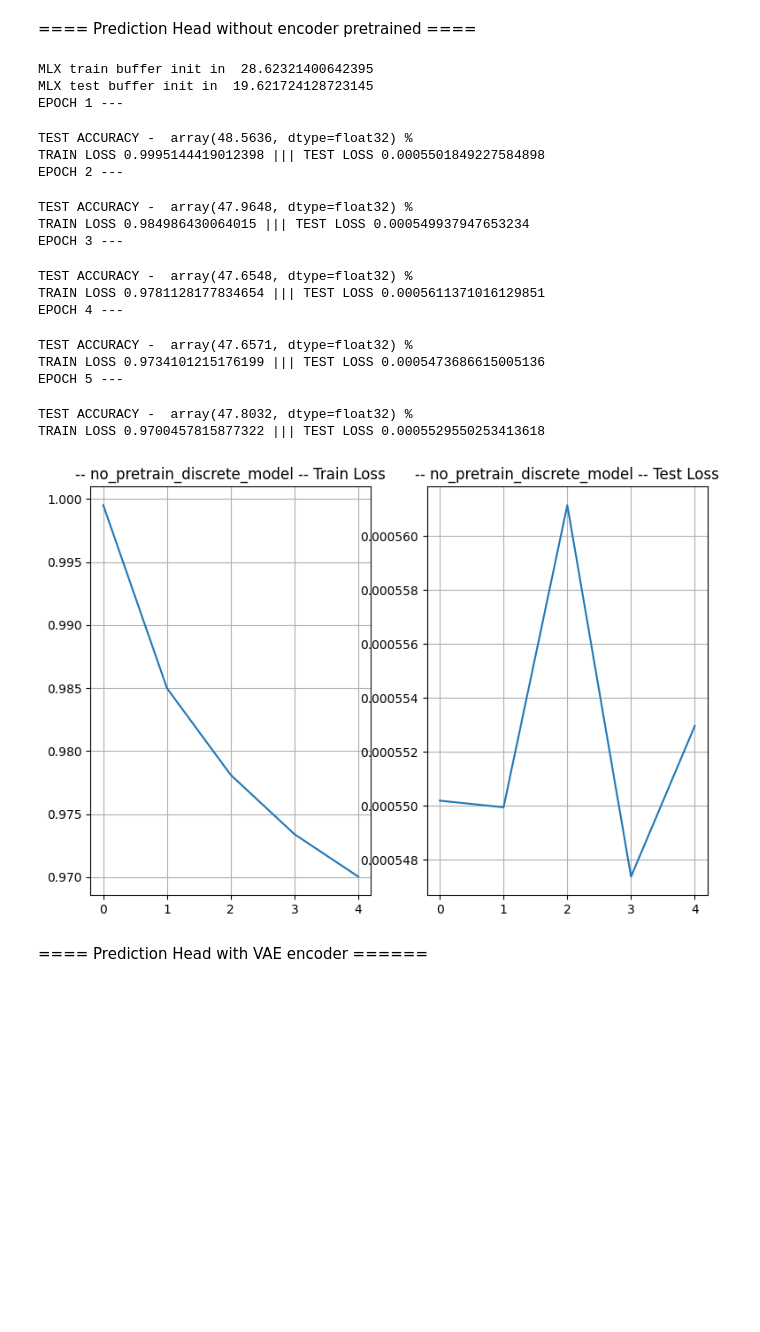
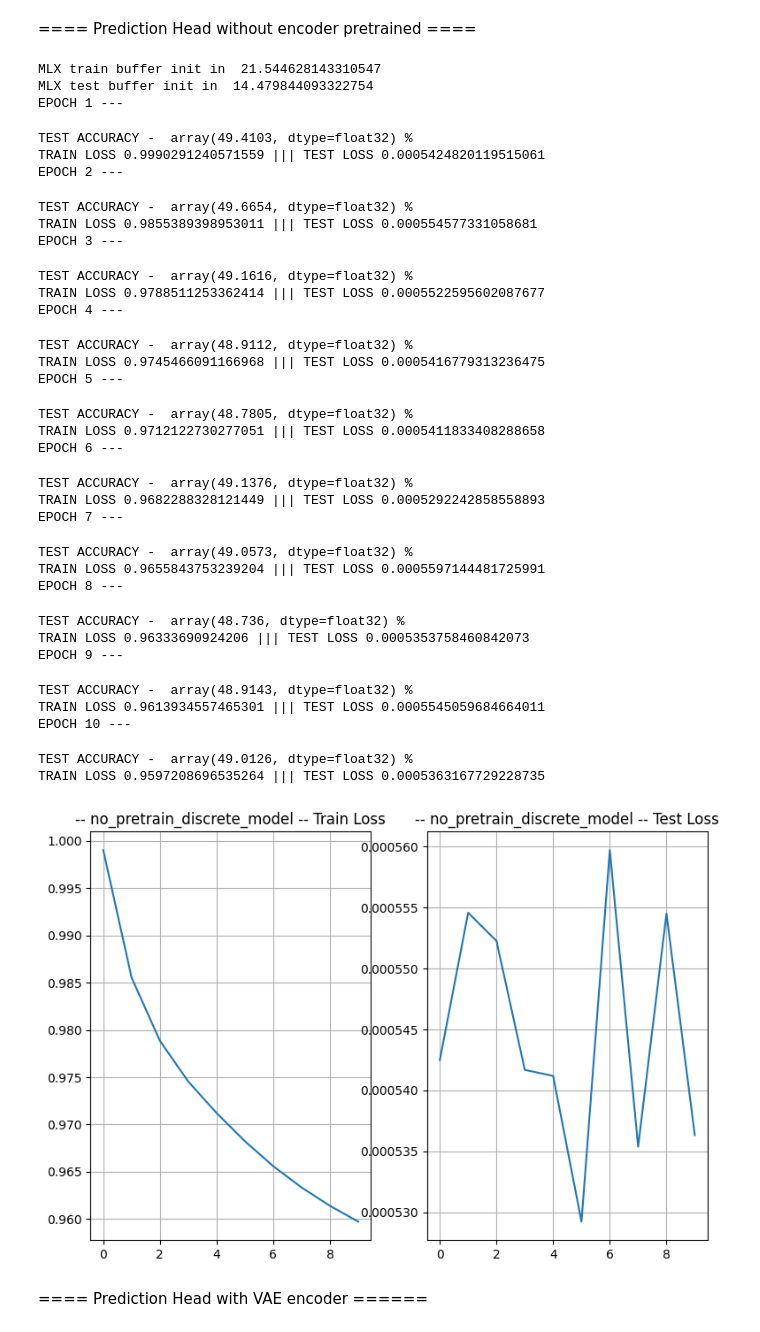
Before and after one commit to ArseneD10/clustering-euronext-trades, a Jupyter notebook: notebook.ipynb, the cells around one changed output. Saved outputs shown, nothing was run; the diff lists cells and outputs as text; code cells hidden in the pictures; blank space fills up the shorter version.

```diff
--- a/notebook.ipynb
+++ b/notebook.ipynb
@@ -4,11 +4,11 @@ import mlx.data as dx
 import mlx.core as mx
 
 from src.config import OptimizerConfig, EncoderConfig
-from src.processing import get_all_dataset, get_trades_tokenizer, get_volatility_seq, save_tokenizer, load_tokenizer, get_num_embedding, compute_df_feature, encode_df_feature
+from src.processing import get_all_dataset, get_trades_tokenizer, get_volatility_seq, save_tokenizer, load_tokenizer, get_num_embedding_tokenizer, compute_df_feature, encode_df_feature
 from copy import deepcopy
 
 CATEGORIAL_COLUMNS = ["TradeType", "MifidInstrumentID", "MmtMarketMechanism", "MmtTradingMode", "MmtAlgorithmicIndicator", "Venue"]
-CONTINUOUS_COLUMNS = ["delta_event_ts", "time_cos", "time_sin"]
+CONTINUOUS_COLUMNS = ["delta_event_ts", "time_cos", "time_sin", "norm_volume"]
 SEQUENCE_SIZE = 60
 VOLATILITY_SCALE = 1.
 SAVE_DIR = "weight"
@@ -30,9 +30,10 @@ dataset = compute_df_feature(dataset, norm_log_return_window=10, norm_volume_win
 encoder_config = EncoderConfig(num_continuous_col=len(CONTINUOUS_COLUMNS),
                               depth=ENCODER_DEPTH,
                               embedding_dim=EMBEDDING_DIM,
-                              num_embedding=get_num_embedding(dataset, CATEGORIAL_COLUMNS),
+                              num_embedding=get_num_embedding_tokenizer(tokenizer, CATEGORIAL_COLUMNS),
                               categorical_col=CATEGORIAL_COLUMNS)
 
+print("[TEST] ", get_num_embedding_tokenizer(tokenizer, CATEGORIAL_COLUMNS))
 dataset
 # %% [output]
 Found 6 files in directory
@@ -541,47 +522,62 @@ directional_config = DiscreteConfig(
     dropout_rate=0.2
 )
 
 directional_model = DiscreteHead(encoder_config=encoder_config, dir_config=directional_config)
 mx.eval(directional_model.parameters())
 directional_optim_config = OptimizerConfig(optimizer_name="adamw", lr=1e-4)
 
 discrete_vol_sequence = get_volatility_discretize_seq(data=dataset,
                                                       categorical_col=CATEGORIAL_COLUMNS,
                                                       continous_col=CONTINUOUS_COLUMNS,
                                                       sq_size= SEQUENCE_SIZE,
                                                       n_states=3,
                                                       fit_period=0.7)
 
 discrete_buffer = dx.buffer_from_vector(discrete_vol_sequence)
 
 directional_trainer= DiscretizedVolTrainer(model=directional_model,
                                            optim_config=directional_optim_config,
                                            buffer= discrete_buffer,
                                            n_states=3,
                                            train_size=0.7,
                                            batch_size=1024,
                                            categorical_columns=CATEGORIAL_COLUMNS
                                            )
-directional_trainer.epoch(n_epoch=5, save_dir=SAVE_DIR, model_name="no_pretrain_discrete_model", plot_chart=True)
+directional_trainer.epoch(n_epoch=10, save_dir=SAVE_DIR, model_name="no_pretrain_discrete_model", plot_chart=True)
 # %% [output]
-MLX train buffer init in  28.62321400642395
-MLX test buffer init in  19.621724128723145
+MLX train buffer init in  21.544628143310547
+MLX test buffer init in  14.479844093322754
 EPOCH 1 ---
-TEST ACCURACY -  array(48.5636, dtype=float32) %
-TRAIN LOSS 0.9995144419012398 ||| TEST LOSS 0.0005501849227584898
+TEST ACCURACY -  array(49.4103, dtype=float32) %
+TRAIN LOSS 0.9990291240571559 ||| TEST LOSS 0.0005424820119515061
 EPOCH 2 ---
-TEST ACCURACY -  array(47.9648, dtype=float32) %
-TRAIN LOSS 0.984986430064015 ||| TEST LOSS 0.000549937947653234
+TEST ACCURACY -  array(49.6654, dtype=float32) %
+TRAIN LOSS 0.9855389398953011 ||| TEST LOSS 0.000554577331058681
 EPOCH 3 ---
-TEST ACCURACY -  array(47.6548, dtype=float32) %
-TRAIN LOSS 0.9781128177834654 ||| TEST LOSS 0.0005611371016129851
+TEST ACCURACY -  array(49.1616, dtype=float32) %
+TRAIN LOSS 0.9788511253362414 ||| TEST LOSS 0.0005522595602087677
 EPOCH 4 ---
-TEST ACCURACY -  array(47.6571, dtype=float32) %
-TRAIN LOSS 0.9734101215176199 ||| TEST LOSS 0.0005473686615005136
+TEST ACCURACY -  array(48.9112, dtype=float32) %
+TRAIN LOSS 0.9745466091166968 ||| TEST LOSS 0.0005416779313236475
 EPOCH 5 ---
-TEST ACCURACY -  array(47.8032, dtype=float32) %
-TRAIN LOSS 0.9700457815877322 ||| TEST LOSS 0.0005529550253413618
+TEST ACCURACY -  array(48.7805, dtype=float32) %
+TRAIN LOSS 0.9712122730277051 ||| TEST LOSS 0.0005411833408288658
+EPOCH 6 ---
+TEST ACCURACY -  array(49.1376, dtype=float32) %
+TRAIN LOSS 0.9682288328121449 ||| TEST LOSS 0.0005292242858558893
+EPOCH 7 ---
+TEST ACCURACY -  array(49.0573, dtype=float32) %
+TRAIN LOSS 0.9655843753239204 ||| TEST LOSS 0.0005597144481725991
+EPOCH 8 ---
+TEST ACCURACY -  array(48.736, dtype=float32) %
+TRAIN LOSS 0.96333690924206 ||| TEST LOSS 0.0005353758460842073
+EPOCH 9 ---
+TEST ACCURACY -  array(48.9143, dtype=float32) %
+TRAIN LOSS 0.9613934557465301 ||| TEST LOSS 0.0005545059684664011
+EPOCH 10 ---
+TEST ACCURACY -  array(49.0126, dtype=float32) %
+TRAIN LOSS 0.9597208696535264 ||| TEST LOSS 0.0005363167729228735
-[figure, old version]
+[figure, new version]
 # %% [markdown]
 ==== Prediction Head with VAE encoder ======
 # %%
```
Also changed, not shown: parts of 3 cells of this notebook, 8 other files.
